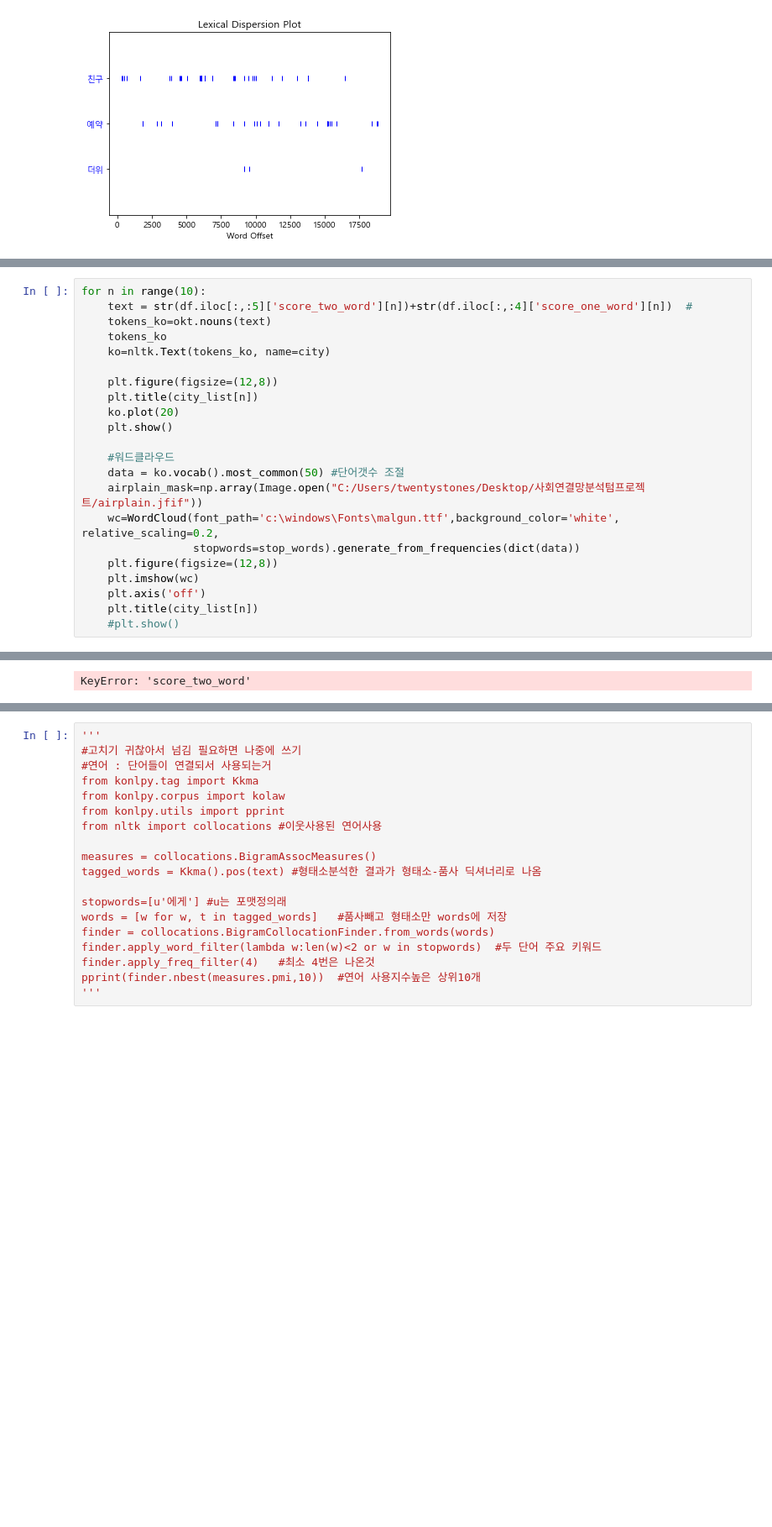
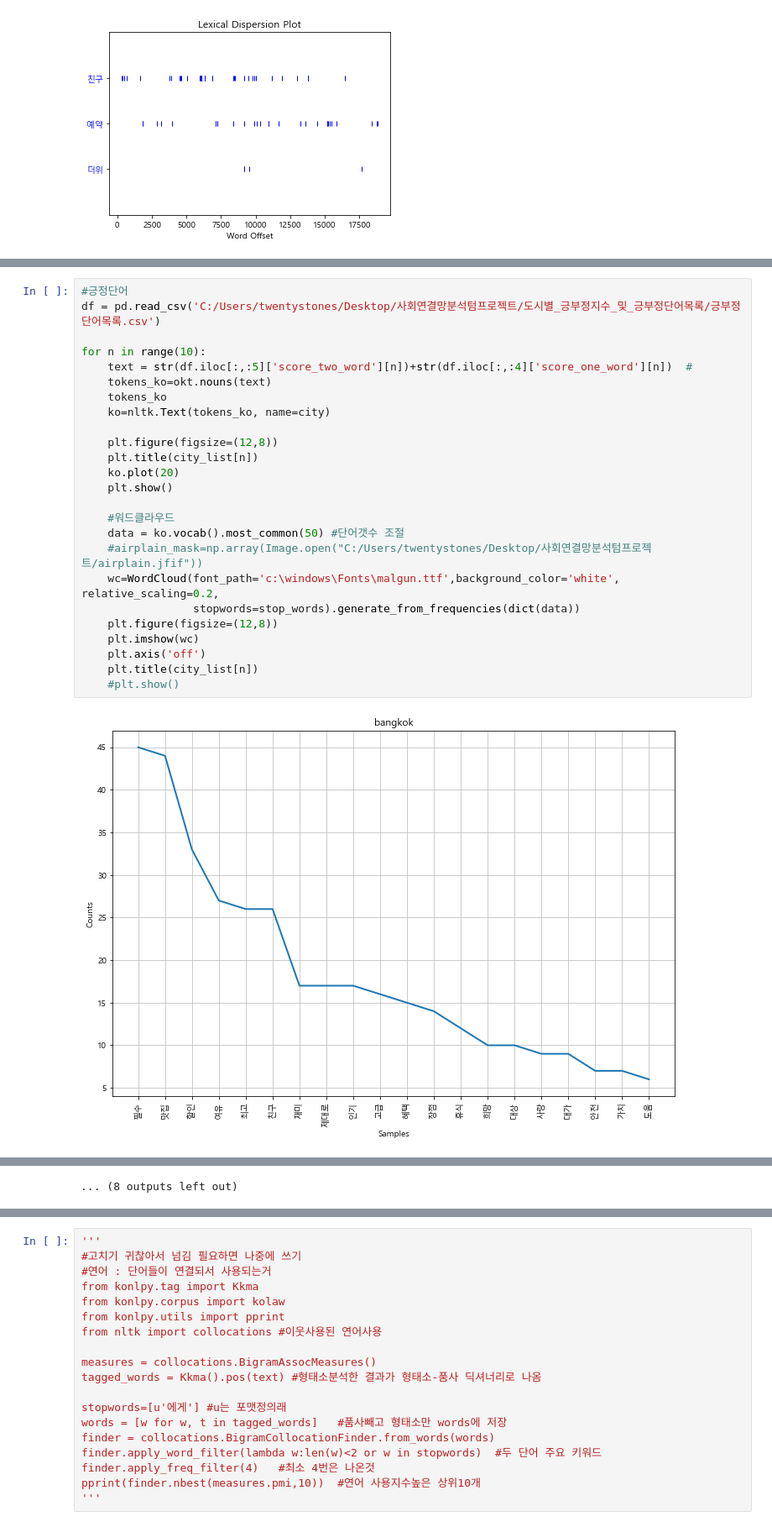
Before and after one commit to zinozzing/ST_Proj, a Jupyter notebook: wordCount_wordCloud/빈출단어카운트 및 워드클라우드.ipynb, the cells around one changed output, grey strips where cells are left out. Shown at 84% size. Drawn from its saved outputs; the diff is of its cells as text; blank space fills up the shorter version.

```diff
--- a/wordCount_wordCloud/빈출단어카운트 및 워드클라우드.ipynb
+++ b/wordCount_wordCloud/빈출단어카운트 및 워드클라우드.ipynb
@@ -115,23 +109,27 @@ for i in text.split('.'):
 # %%
+#긍정단어
+df = pd.read_csv('C:/Users/twentystones/Desktop/사회연결망분석텀프로젝트/도시별_긍부정지수_및_긍부정단어목록/긍부정단어목록.csv')
+
 for n in range(10):
     text = str(df.iloc[:,:5]['score_two_word'][n])+str(df.iloc[:,:4]['score_one_word'][n])  #
     tokens_ko=okt.nouns(text)
     tokens_ko
     ko=nltk.Text(tokens_ko, name=city)
 
     plt.figure(figsize=(12,8))
     plt.title(city_list[n])
     ko.plot(20)
     plt.show()
 
     #워드클라우드
     data = ko.vocab().most_common(50) #단어갯수 조절
-    airplain_mask=np.array(Image.open("C:/Users/twentystones/Desktop/사회연결망분석텀프로젝트/airplain.jfif"))
+    #airplain_mask=np.array(Image.open("C:/Users/twentystones/Desktop/사회연결망분석텀프로젝트/airplain.jfif"))
     wc=WordCloud(font_path='c:\windows\Fonts\malgun.ttf',background_color='white', relative_scaling=0.2,
                  stopwords=stop_words).generate_from_frequencies(dict(data))
     plt.figure(figsize=(12,8))
     plt.imshow(wc)
     plt.axis('off')
     plt.title(city_list[n])
     #plt.show()
 # %% [output]
+[figure, added]
@@ -138 +147 @@ for n in range(10):
-KeyError: 'score_two_word'
+... (8 outputs left out)
```
Also changed, not shown: parts of 5 cells of this notebook, 1 other file.
